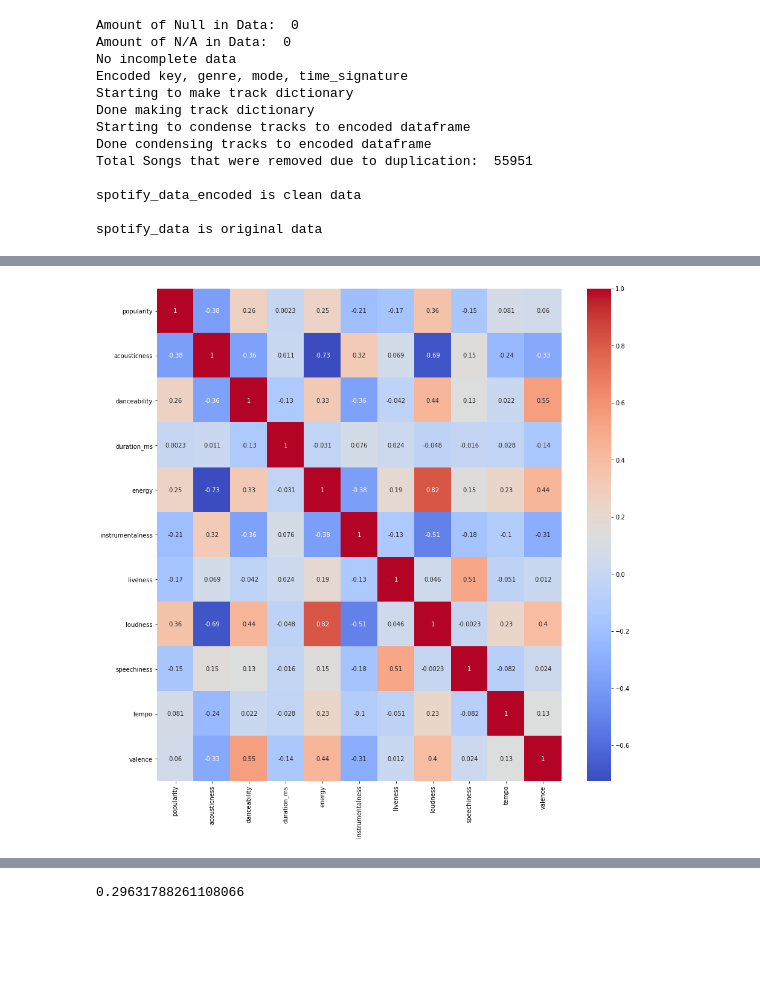
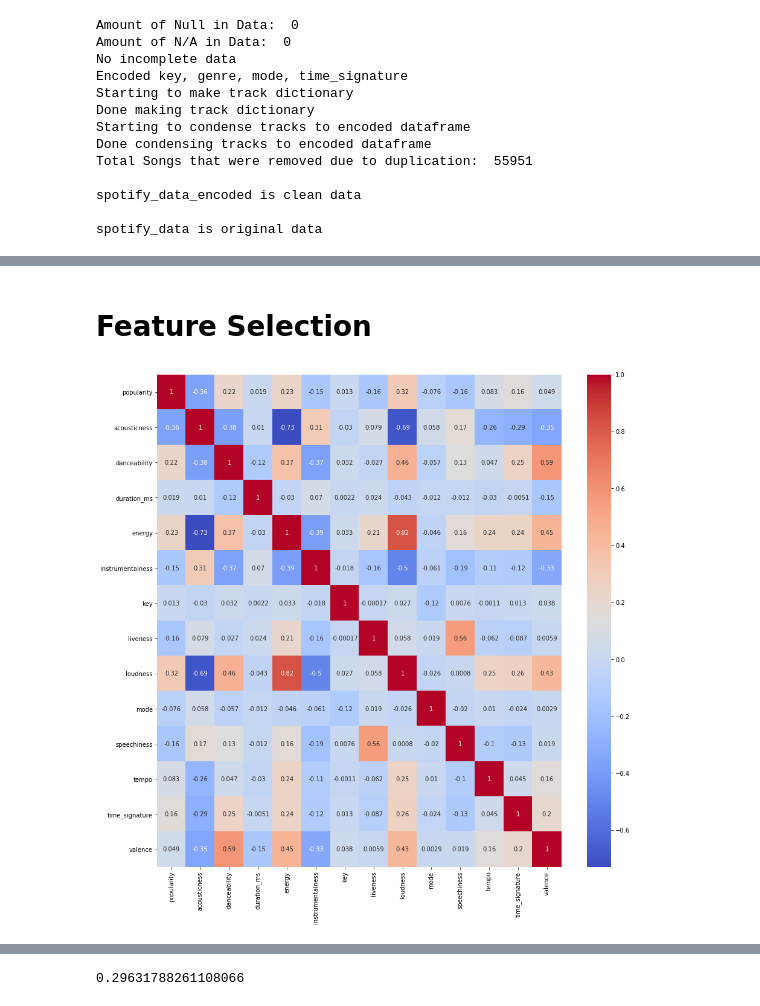
Before and after one commit to iarhbahsir/spotify-genre, a Jupyter notebook: DataCleaning.ipynb, the cells around one changed output, grey strips where cells are left out. Drawn from its saved outputs; the diff is of its cells as text; code cells hidden in the pictures; blank space fills up the shorter version.

Commit message:
Changed Encoding of key, added Feature Selection Section

```diff
--- a/DataCleaning.ipynb
+++ b/DataCleaning.ipynb
@@ -92,13 +104,15 @@ print("No incomplete data")
 
 #Encoding Data as per Encoding Section
 spotify_data_encoded = spotify_data.copy()
-spotify_data_encoded = one_hot_encode(spotify_data_encoded,'key')
 spotify_data_encoded = one_hot_encode(spotify_data_encoded,'genre')
 
 mode_dictionary = {'Major' : 1, 'Minor' : 0}
 spotify_data_encoded['mode'].replace(mode_dictionary, inplace=True)
 time_dictionary = {'0/4' : 0, '1/4' : 1, '3/4': 1, '4/4': 4,'5/4': 5}
 spotify_data_encoded['time_signature'].replace(time_dictionary, inplace=True)
+key_dictionary = {'C' : 1, 'C#' : 2, 'D' : 3, 'D#' : 4, 'E' : 5, 'F' : 6, 'F#' : 7, 'G' : 9, 'G#' : 10, 'A' : 11, 'A#' : 12, 'B' : 12}
+spotify_data_encoded['key'].replace(time_dictionary, inplace=True)
+
 print("Encoded key, genre, mode, time_signature")
 
 genre_column_list = []
@@ -213,10 +226,12 @@ display(spotify_target.head())
+# %% [markdown]
+# Feature Selection
 # %%
 import seaborn as sn
 import matplotlib.pyplot as plt
 #Find Correlations within data and plotting them on heat map
-corr_matric = spotify_data.corr()
+corr_matric = spotify_feature_scaler.corr()
 plt.subplots(figsize=(15,15))
 sn.heatmap(corr_matric, annot=True, cmap="coolwarm")
 plt.show()
 # %% [output]
-[figure, old version]
+[figure, new version]
```
Also changed, not shown: parts of 19 cells of this notebook.
